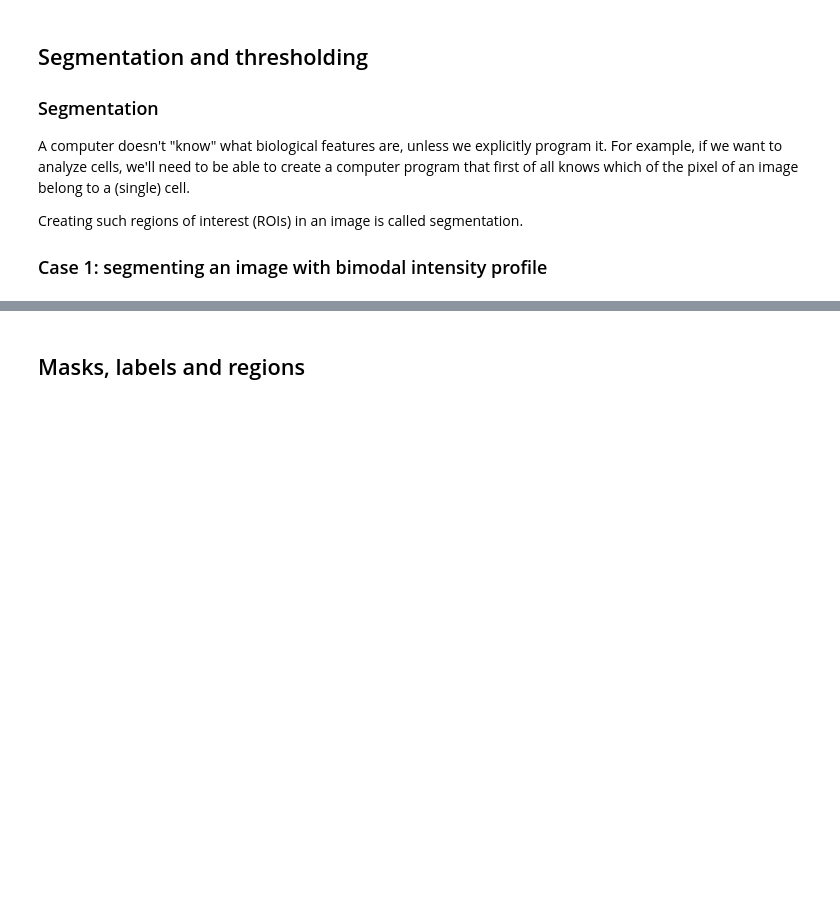
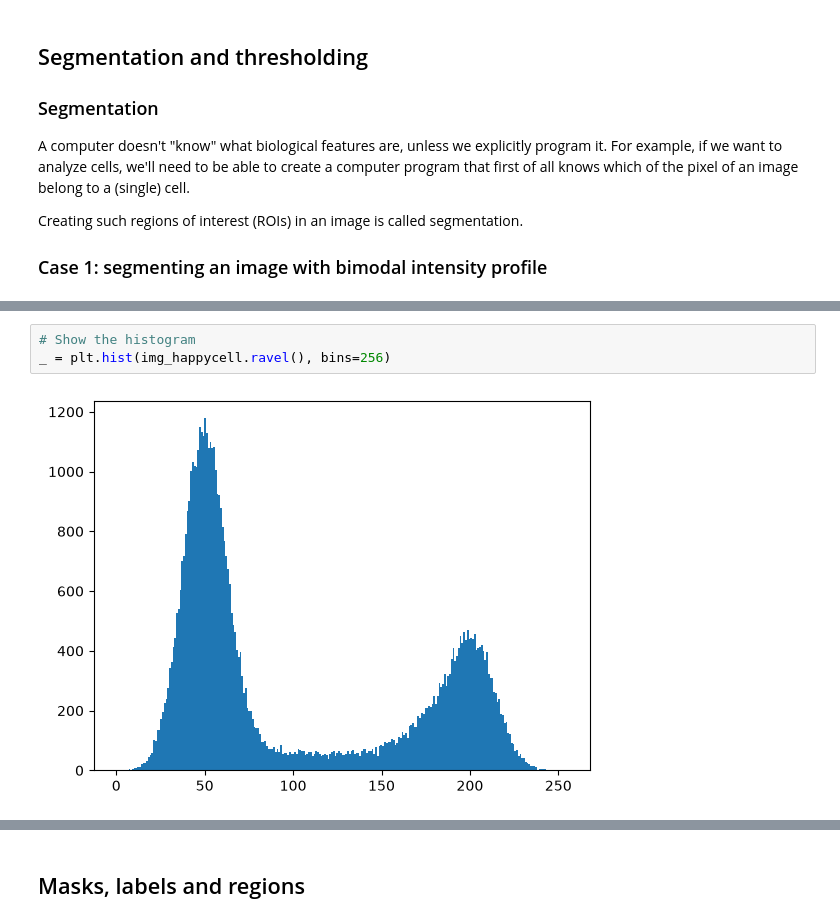
Before and after one commit to NL-BioImaging/NL-BioImageAnalysis-course2026, a Jupyter notebook: day_1/image_processing/Image_processing_fundamentals_pt1.ipynb, the cells around one changed output, grey strips where cells are left out. Saved outputs shown, nothing was run; the diff lists cells and outputs as text; blank space fills up the shorter version.

```diff
--- a/day_1/image_processing/Image_processing_fundamentals_pt1.ipynb
+++ b/day_1/image_processing/Image_processing_fundamentals_pt1.ipynb
@@ -31 +38,6 @@ Creating such regions of interest (ROIs) in an image is called segmentation.
+# %%
+# Show the histogram
+_ = plt.hist(img_happycell.ravel(), bins=256)
+# %% [output]
+[figure, added]
 # %%
```
Also changed, not shown: parts of 15 cells of this notebook, 2 other files.
